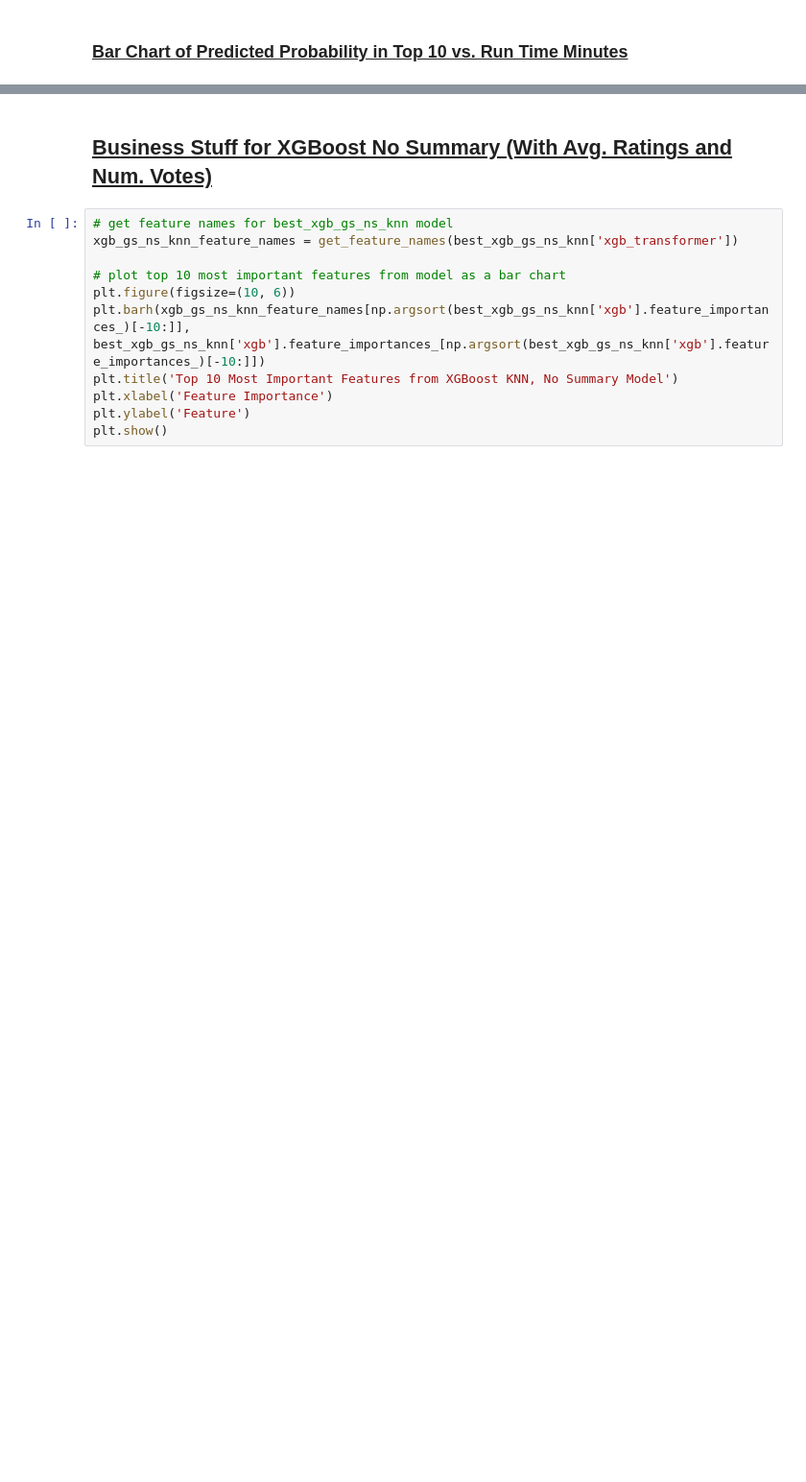
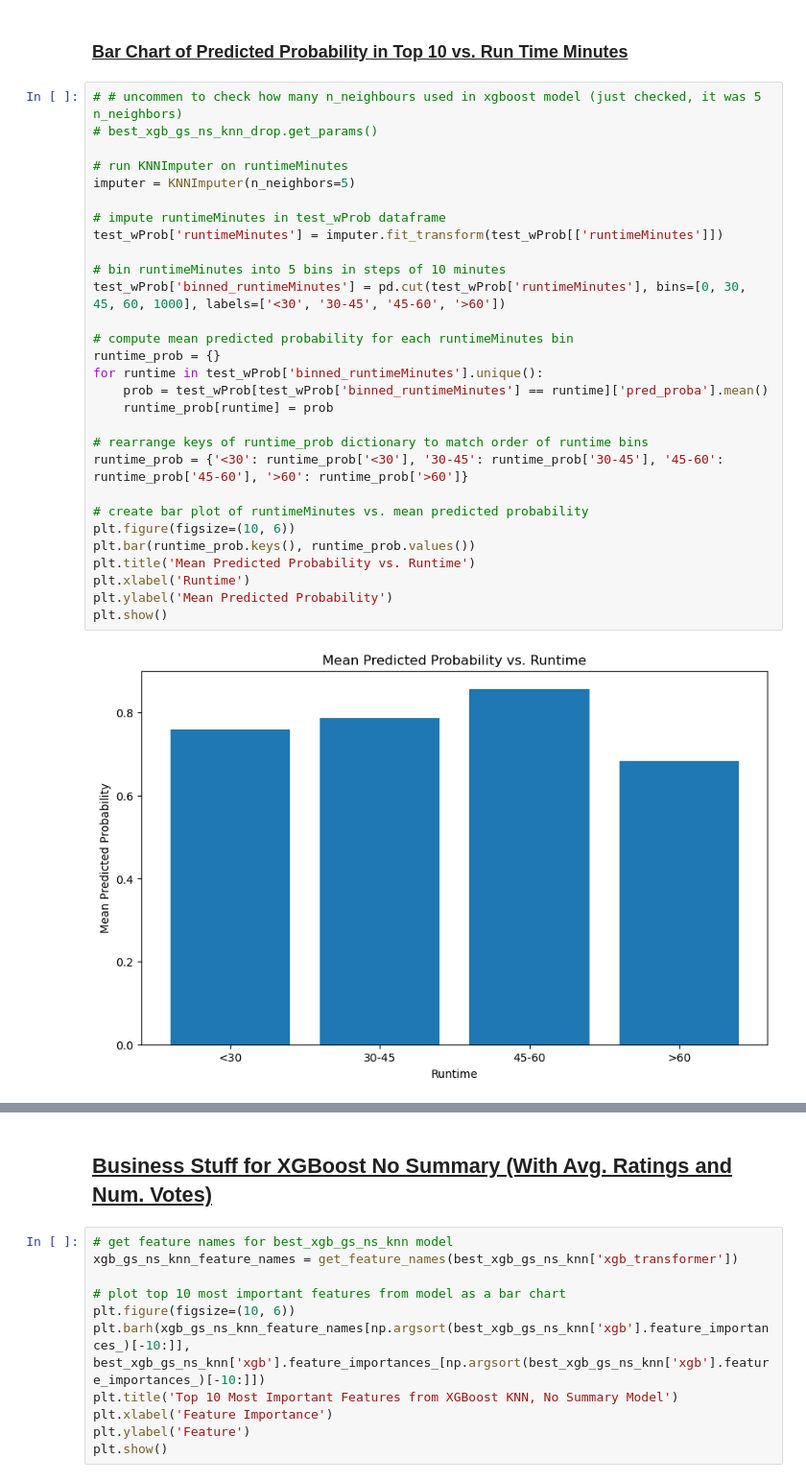
Before and after one commit to Joeyzect/Netflix_ALab_2022, a Jupyter notebook: notebooks/16-yen-tvshows-redux-modelling-final.ipynb, the cells around one changed output, grey strips where cells are left out. Shown at 96% size. Saved outputs shown, nothing was run; the diff lists cells and outputs as text; blank space fills up the shorter version.

```diff
--- a/notebooks/16-yen-tvshows-redux-modelling-final.ipynb
+++ b/notebooks/16-yen-tvshows-redux-modelling-final.ipynb
@@ -1425,2 +1424,33 @@ The bar chart above suggests that the model typically favours Western, Musical,
 # %% [markdown]
 ### <u>Bar Chart of Predicted Probability in Top 10 vs. Run Time Minutes
+# %%
+# # uncommen to check how many n_neighbours used in xgboost model (just checked, it was 5 n_neighbors)
+# best_xgb_gs_ns_knn_drop.get_params()
+
+# run KNNImputer on runtimeMinutes
+imputer = KNNImputer(n_neighbors=5)
+
+# impute runtimeMinutes in test_wProb dataframe
+test_wProb['runtimeMinutes'] = imputer.fit_transform(test_wProb[['runtimeMinutes']])
+
+# bin runtimeMinutes into 5 bins in steps of 10 minutes
+test_wProb['binned_runtimeMinutes'] = pd.cut(test_wProb['runtimeMinutes'], bins=[0, 30, 45, 60, 1000], labels=['<30', '30-45', '45-60', '>60'])
+
+# compute mean predicted probability for each runtimeMinutes bin
+runtime_prob = {}
+for runtime in test_wProb['binned_runtimeMinutes'].unique():
+    prob = test_wProb[test_wProb['binned_runtimeMinutes'] == runtime]['pred_proba'].mean()
+    runtime_prob[runtime] = prob
+
+# rearrange keys of runtime_prob dictionary to match order of runtime bins
+runtime_prob = {'<30': runtime_prob['<30'], '30-45': runtime_prob['30-45'], '45-60': runtime_prob['45-60'], '>60': runtime_prob['>60']}
+
+# create bar plot of runtimeMinutes vs. mean predicted probability
+plt.figure(figsize=(10, 6))
+plt.bar(runtime_prob.keys(), runtime_prob.values())
+plt.title('Mean Predicted Probability vs. Runtime')
+plt.xlabel('Runtime')
+plt.ylabel('Mean Predicted Probability')
+plt.show()
+# %% [output]
+[figure, added]
```
Also changed, not shown: parts of 3 cells of this notebook.
